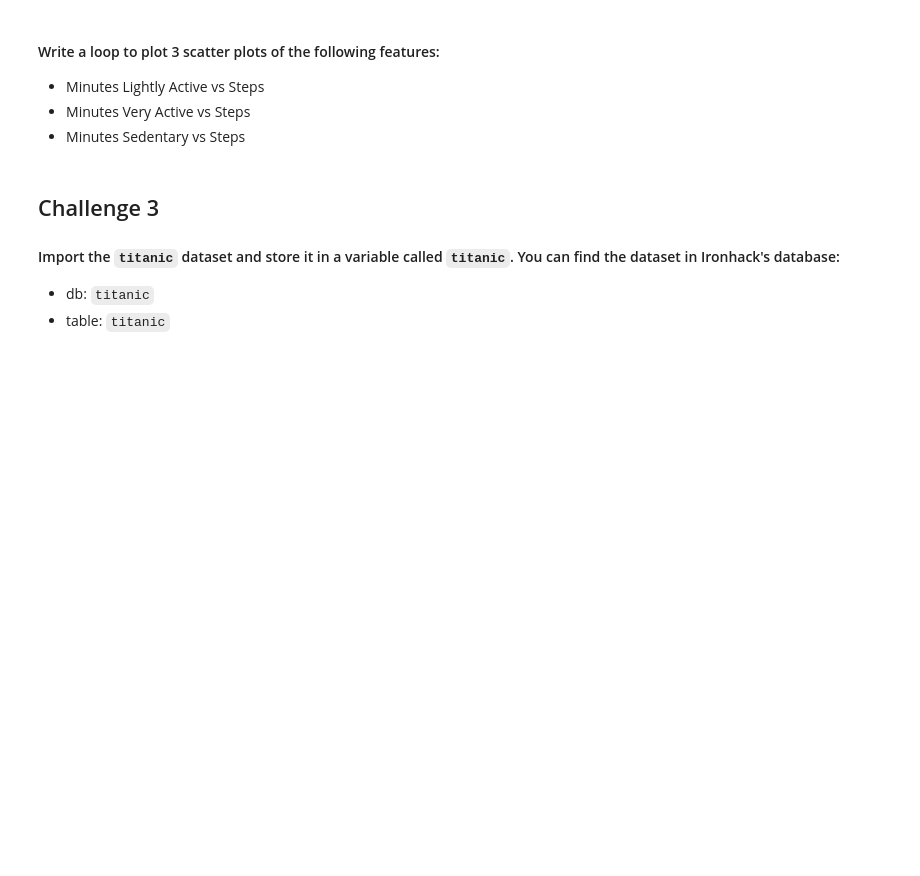
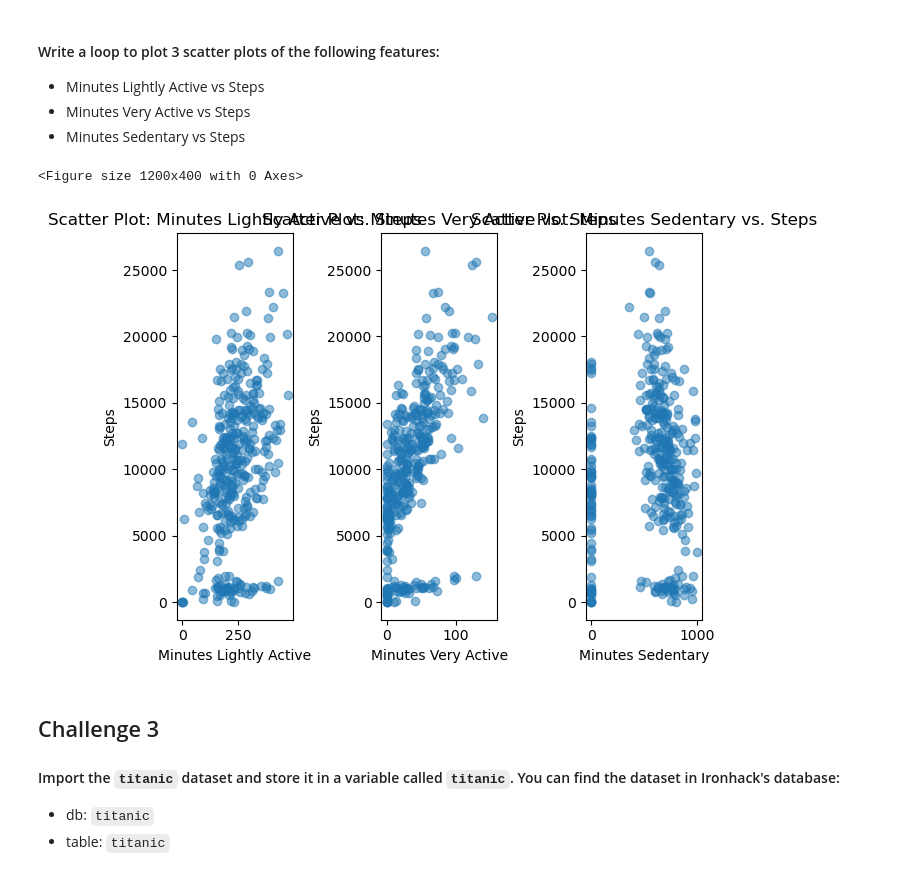
Before and after one commit to ta-data-pt-rmt/lab-matplotlib-seaborn, a Jupyter notebook: your-code/main.ipynb, the cells around one changed output. Saved outputs shown, nothing was run; the diff lists cells and outputs as text; code cells hidden in the pictures; blank space fills up the shorter version.

```diff
--- a/your-code/main.ipynb
+++ b/your-code/main.ipynb
@@ -233,3 +258,36 @@ How the average number of steps change by month. Use the appropriate visualizati
+# %%
+import matplotlib.pyplot as plt
+
+
+feature_pairs = [
+    ('Minutes Lightly Active', 'Steps'),
+    ('Minutes Very Active', 'Steps'),
+    ('Minutes Sedentary', 'Steps')
+]
+
+
+plt.figure(figsize=(12, 4))
+
+
+fig, axs = plt.subplots(1, 3)
+
+
+
+for i, (x_feature, y_feature) in enumerate(feature_pairs):
+    axs[i].scatter(fitbit[x_feature], fitbit[y_feature], alpha = 0.5)
+    axs[i].set_xlabel(x_feature)
+    axs[i].set_ylabel(y_feature)
+    axs[i].set_title(f'Scatter Plot: {x_feature} vs. {y_feature}')
+
+
+
+plt.tight_layout()
+
+
+plt.show()
+# %% [output]
+<Figure size 1200x400 with 0 Axes>
+[figure, added]
 # %% [markdown]
 ## Challenge 3
 
```
Also changed, not shown: parts of 47 cells of this notebook.
